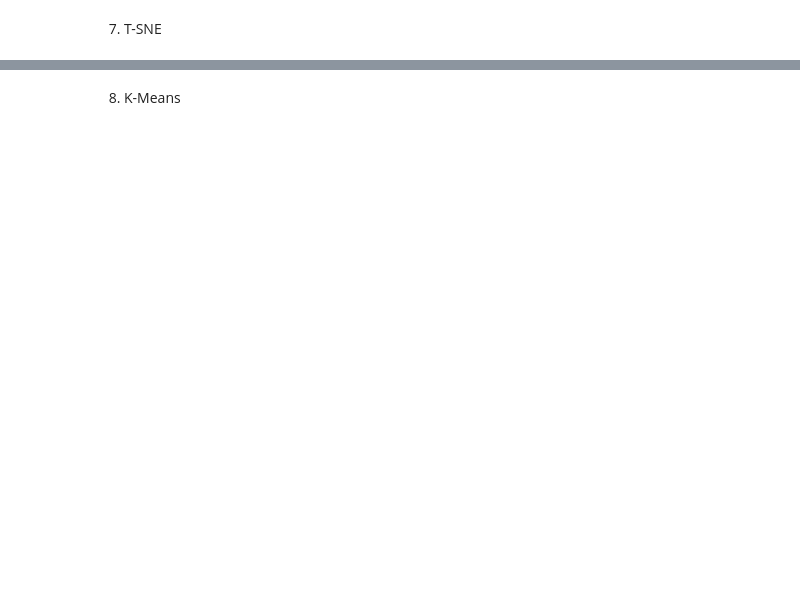
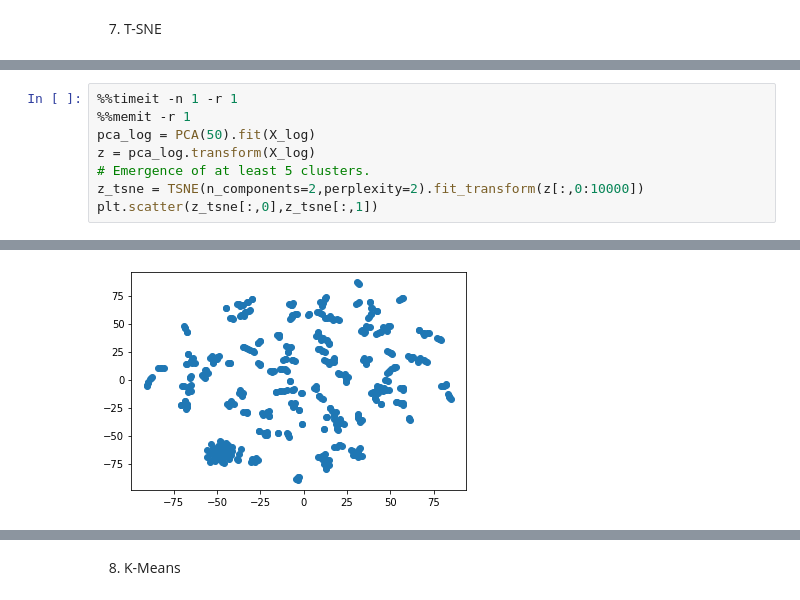
Before and after one commit to stepinski/machinelearning, a Jupyter notebook: stats/multi_report.ipynb, the cells around one changed output, grey strips where cells are left out. Drawn from its saved outputs; the diff is of its cells as text; blank space fills up the shorter version.

```diff
--- a/stats/multi_report.ipynb
+++ b/stats/multi_report.ipynb
@@ -146,0 +132,9 @@ plt.scatter(mds[:,0],mds[:,1])
+# %%
+%%timeit -n 1 -r 1
+%%memit -r 1
+pca_log = PCA(50).fit(X_log)
+z = pca_log.transform(X_log)
+# Emergence of at least 5 clusters.
+z_tsne = TSNE(n_components=2,perplexity=2).fit_transform(z[:,0:10000])
+plt.scatter(z_tsne[:,0],z_tsne[:,1])
+# %% [output]
@@ -146,0 +143 @@ plt.scatter(mds[:,0],mds[:,1])
+[figure, added]
```
Also changed, not shown: parts of 36 cells of this notebook, 1 other file.
